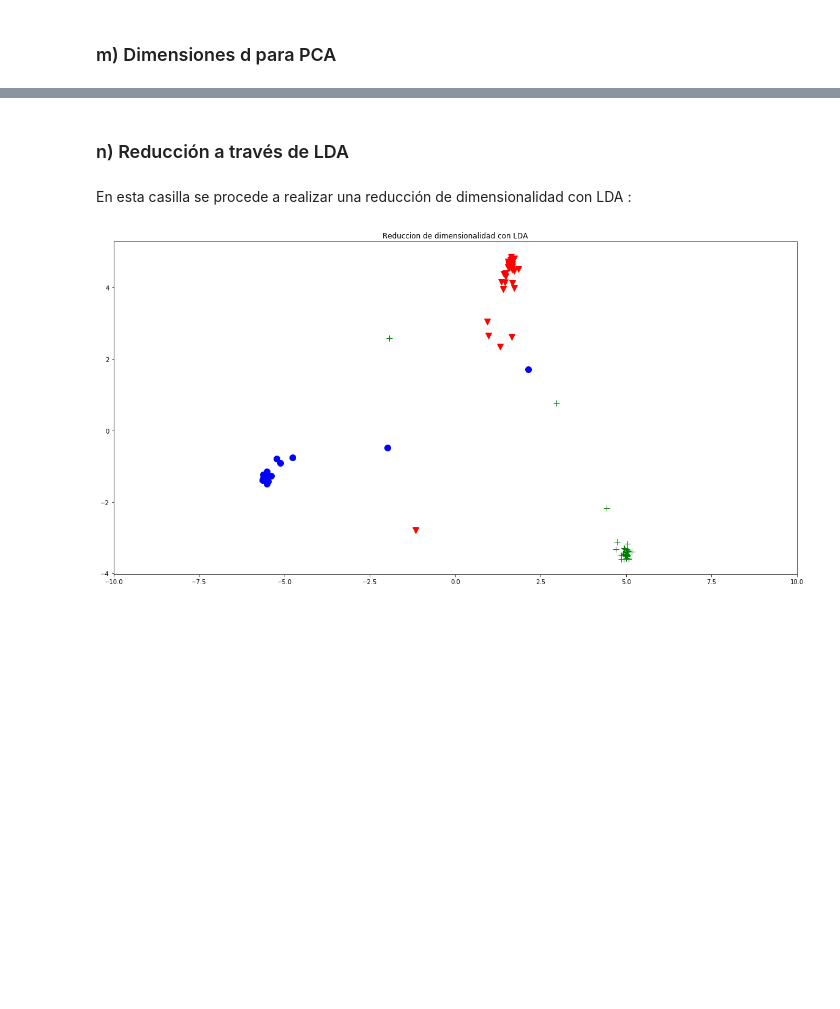
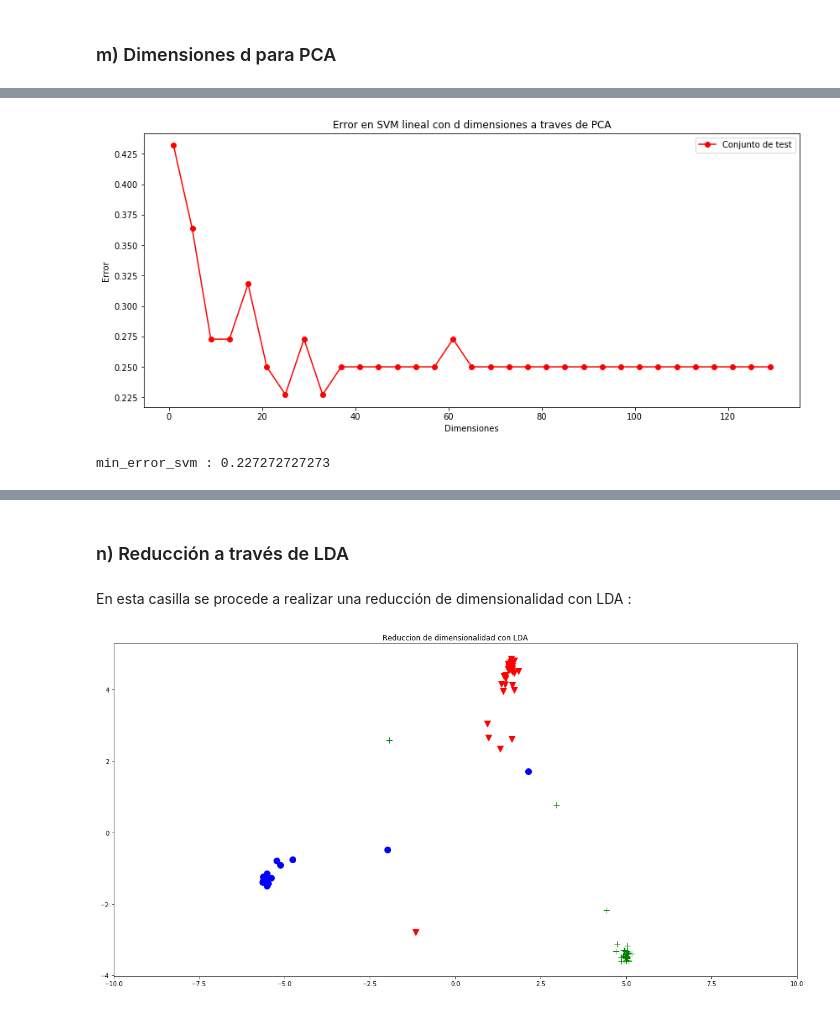
Before and after one commit to F4BI4NFF/MachineLearning2, a Jupyter notebook: Analisis de audios como datos brutos.ipynb, the cells around one changed output, grey strips where cells are left out. Saved outputs shown, nothing was run; the diff lists cells and outputs as text; code cells hidden in the pictures; blank space fills up the shorter version.

```diff
--- a/Analisis de audios como datos brutos.ipynb
+++ b/Analisis de audios como datos brutos.ipynb
@@ -528,0 +539,26 @@ En este gráfico resumen se observa el error en función de las dimensiones, no
+# %%
+d = range(1,132,4)
+Y_d_svm = []
+for i in d:
+    pca_model = PCA(n_components=i)
+    pca_model.fit(X_train)
+    X_pca_train = pca_model.transform(X_train)
+    X_pca_test = pca_model.transform(X_test)
+    model= SVM()
+    model.set_params(C=0.01,kernel='linear') # 0.01 ya que este dio menos valor en ejercicios anteriores
+    model.fit(X_pca_train,y_train)
+    Y_d_svm.append(1-model.score(X_pca_test,y_test))
+
+f,axarr = plt.subplots(1,figsize=(14,6))
+axarr.plot(d,Y_d_svm,'ro-',label="Conjunto de test")
+axarr.set_title("Error en SVM lineal con d dimensiones a traves de PCA")
+axarr.set_xlabel('Dimensiones')
+axarr.set_ylabel('Error')
+axarr.legend(loc="upper right", fancybox= True)
+plt.show()
+# %% [output]
+[figure, added]
+# %%
+print "min_error_svm :",min(Y_d_svm)
+# %% [output]
+min_error_svm : 0.227272727273
```
Also changed, not shown: parts of 27 cells of this notebook.
